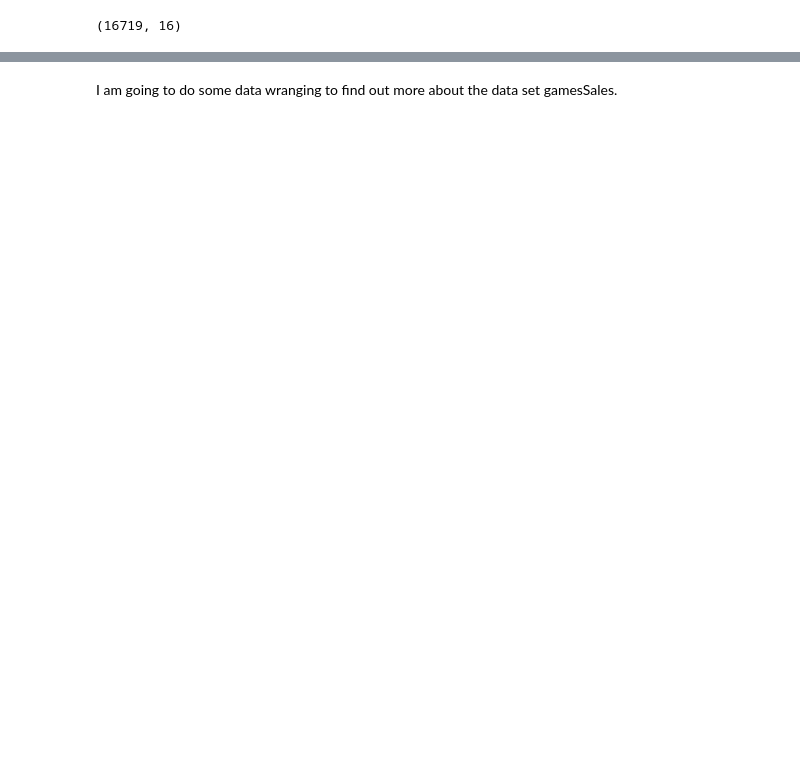
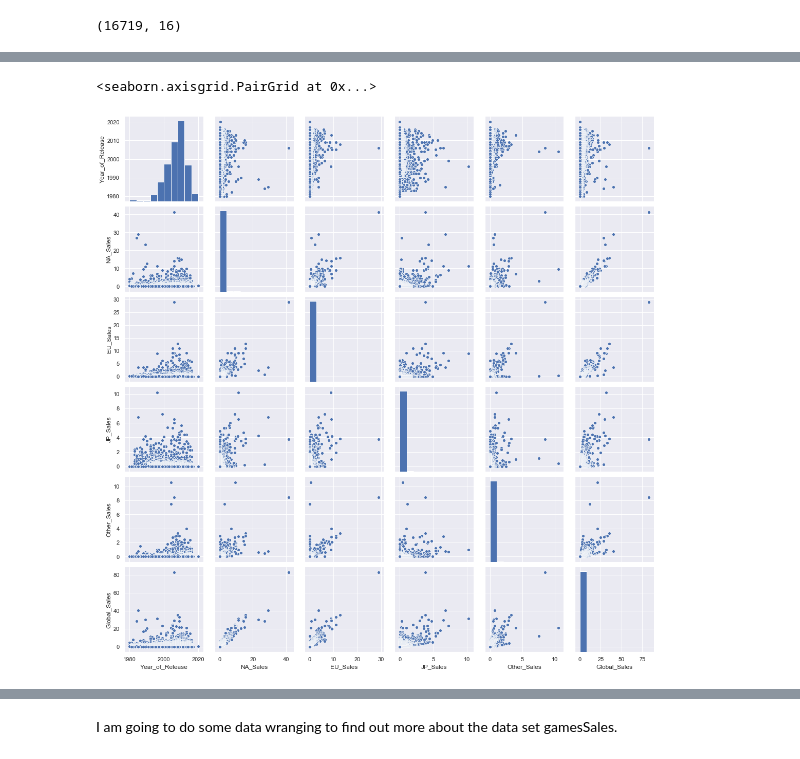
Before and after one commit to rejohnsonjr/Springboard_DS_Track, a Jupyter notebook: Games_Sales.ipynb, the cells around one changed output, grey strips where cells are left out. Cells and saved outputs as stored; diff of their text form; code cells hidden in the pictures; blank space fills up the shorter version.

```diff
--- a/Games_Sales.ipynb
+++ b/Games_Sales.ipynb
@@ -106,3 +114,8 @@ sns.heatmap(gamesSales.corr(),
+# %%
+sns.pairplot(gamesSales)
+# %% [output]
+<seaborn.axisgrid.PairGrid at 0x...>
+[figure, added]
 # %%
 plt.ylabel("Sales")
 gamesSales.groupby('Platform')['Global_Sales'].sum().plot(kind='bar');
```
Also changed, not shown: parts of 17 cells of this notebook.
